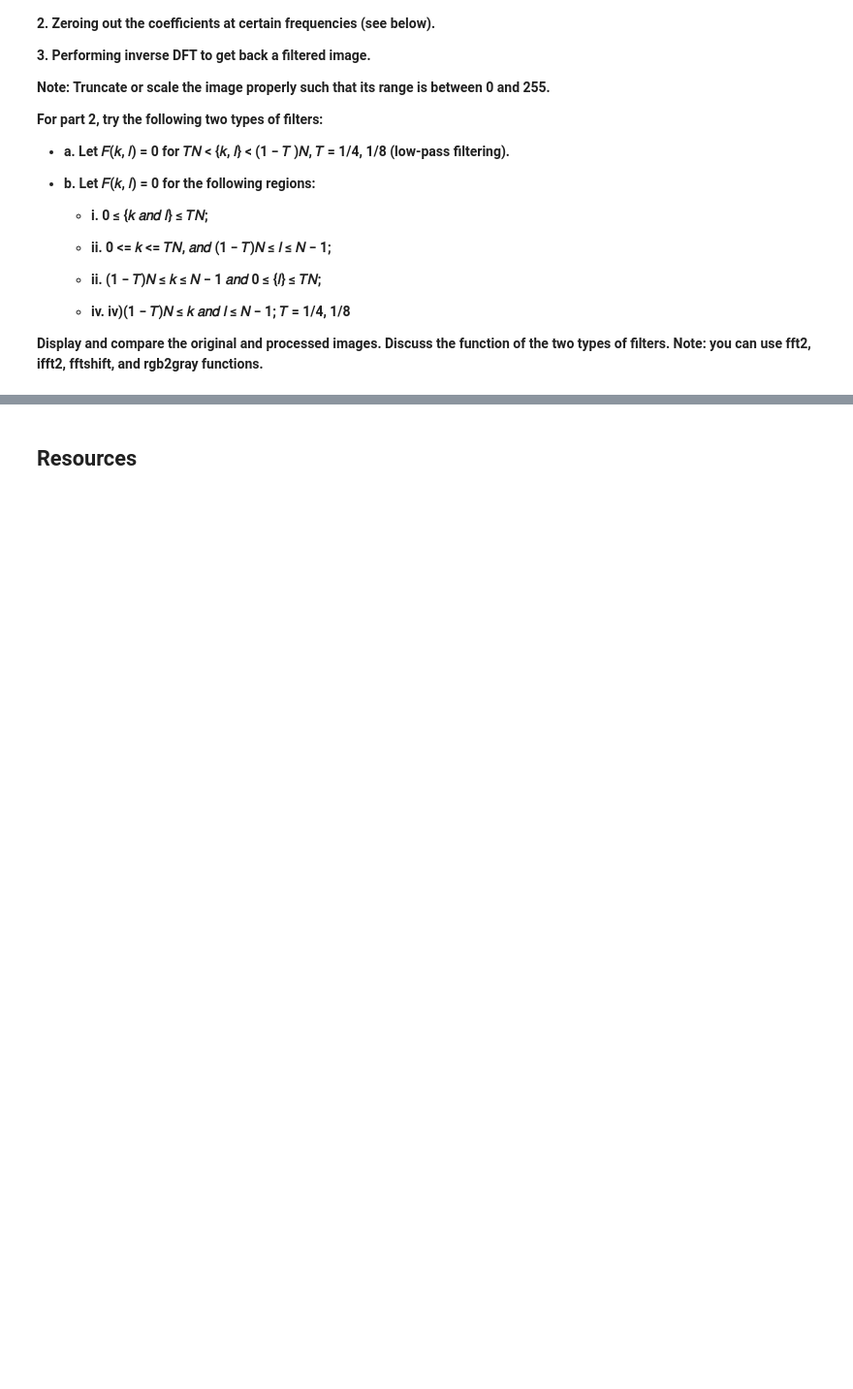
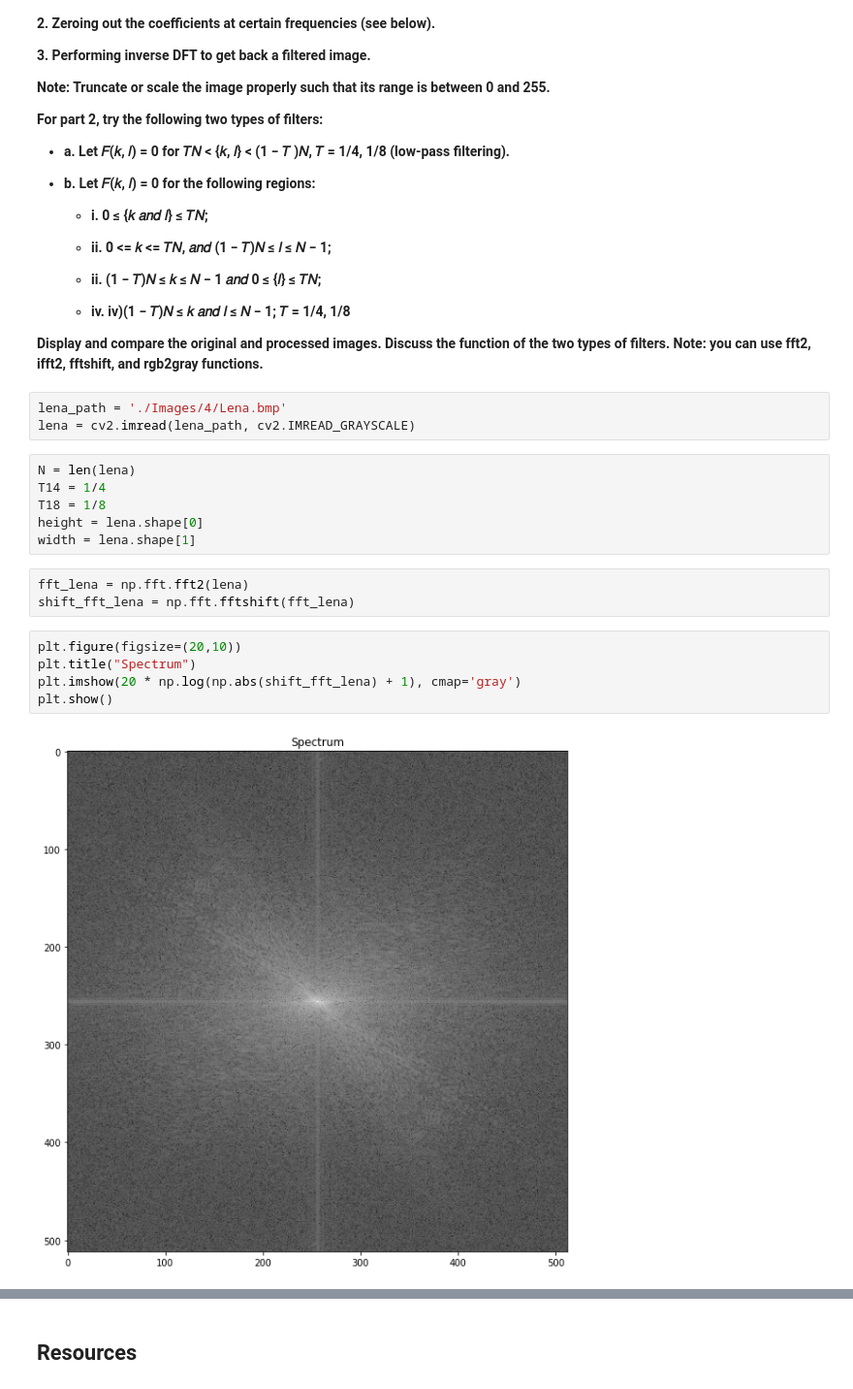
Before and after one commit to mohsenMahmoodzadeh/image-processing-basic-methods, a Jupyter notebook: 04 Frequency Domain.ipynb, the cells around one changed output, grey strips where cells are left out. Shown at 97% size. Cells and saved outputs as stored; diff of their text form; blank space fills up the shorter version.

```diff
--- a/04 Frequency Domain.ipynb
+++ b/04 Frequency Domain.ipynb
@@ -457,3 +453,22 @@ lena_freq_map = get_freq_map(fft_lena, freqs)
 
 **Display and compare the original and processed images. Discuss the function of the two types of filters.
 Note: you can use fft2, ifft2, fftshift, and rgb2gray functions.**
+# %%
+lena_path = './Images/4/Lena.bmp'
+lena = cv2.imread(lena_path, cv2.IMREAD_GRAYSCALE)
+# %%
+N = len(lena)
+T14 = 1/4
+T18 = 1/8
+height = lena.shape[0]
+width = lena.shape[1]
+# %%
+fft_lena = np.fft.fft2(lena)
+shift_fft_lena = np.fft.fftshift(fft_lena)
+# %%
+plt.figure(figsize=(20,10))
+plt.title("Spectrum")
+plt.imshow(20 * np.log(np.abs(shift_fft_lena) + 1), cmap='gray')
+plt.show()
+# %% [output]
+[figure, added]
```
Also changed, not shown: parts of 27 cells of this notebook.
